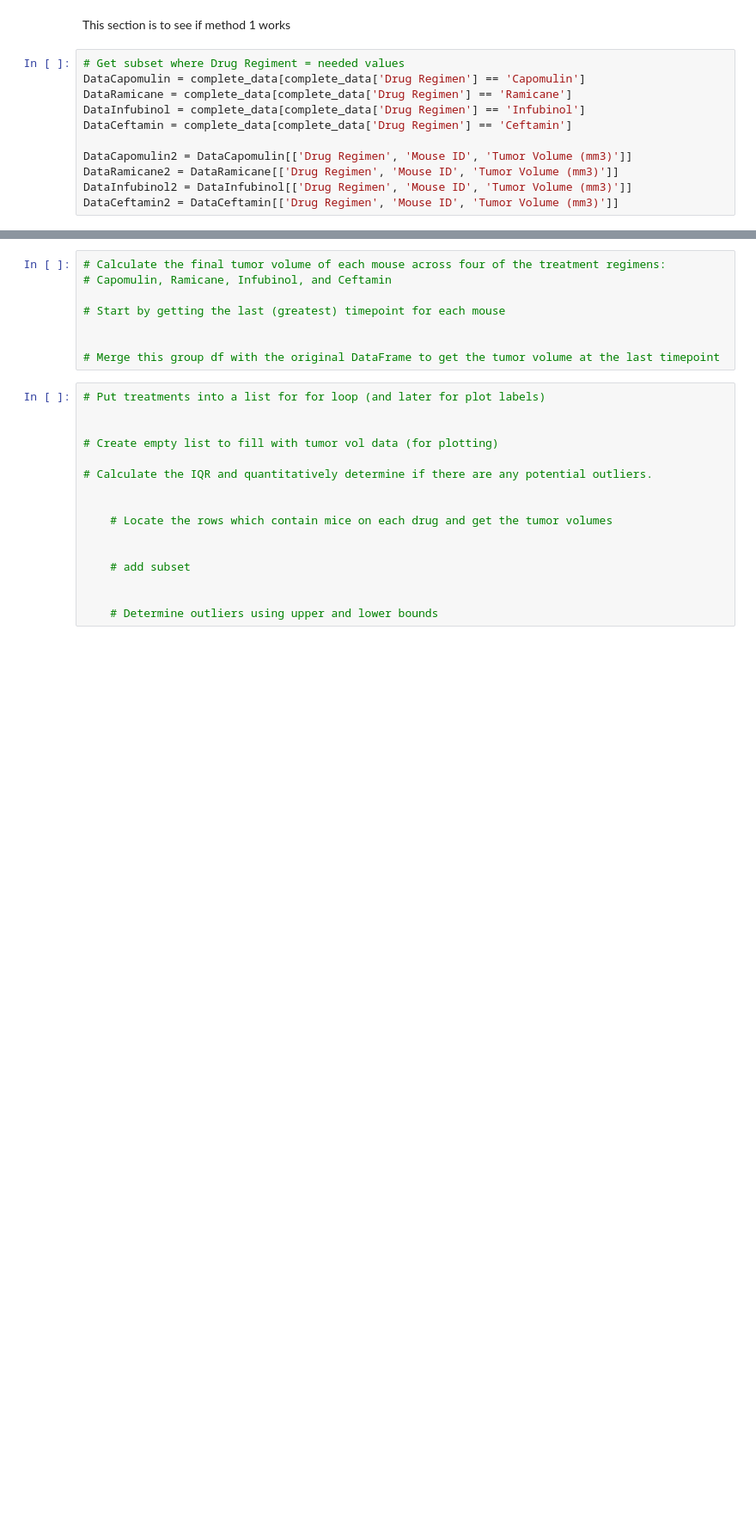
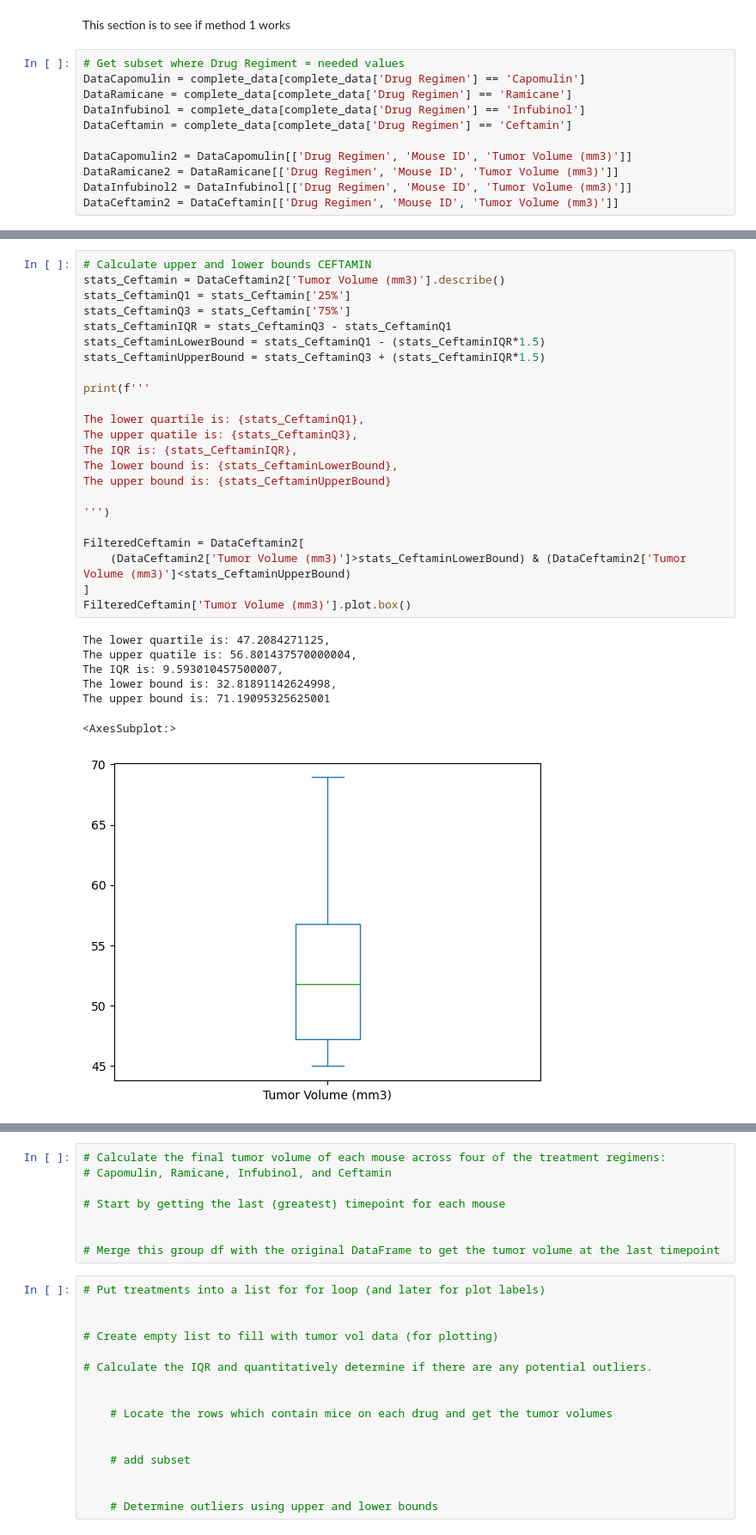
Before and after one commit to JuanJCoronado/Challenge5_JuanCoronado, a Jupyter notebook: pymaceuticals_starter.ipynb, the cells around one changed output, grey strips where cells are left out. Shown at 86% size. Cells and saved outputs as stored; diff of their text form; blank space fills up the shorter version.

```diff
--- a/pymaceuticals_starter.ipynb
+++ b/pymaceuticals_starter.ipynb
@@ -302,0 +301,31 @@ sub_datasetMAXdf
+# %%
+# Calculate upper and lower bounds CEFTAMIN
+stats_Ceftamin = DataCeftamin2['Tumor Volume (mm3)'].describe()
+stats_CeftaminQ1 = stats_Ceftamin['25%']
+stats_CeftaminQ3 = stats_Ceftamin['75%']
+stats_CeftaminIQR = stats_CeftaminQ3 - stats_CeftaminQ1
+stats_CeftaminLowerBound = stats_CeftaminQ1 - (stats_CeftaminIQR*1.5)
+stats_CeftaminUpperBound = stats_CeftaminQ3 + (stats_CeftaminIQR*1.5)
+
+print(f'''
+
+The lower quartile is: {stats_CeftaminQ1},
+The upper quatile is: {stats_CeftaminQ3},
+The IQR is: {stats_CeftaminIQR},
+The lower bound is: {stats_CeftaminLowerBound},
+The upper bound is: {stats_CeftaminUpperBound}
+
+''')
+
+FilteredCeftamin = DataCeftamin2[
+    (DataCeftamin2['Tumor Volume (mm3)']>stats_CeftaminLowerBound) & (DataCeftamin2['Tumor Volume (mm3)']<stats_CeftaminUpperBound)
+]
+FilteredCeftamin['Tumor Volume (mm3)'].plot.box()
+# %% [output]
+The lower quartile is: 47.2084271125,
+The upper quatile is: 56.801437570000004,
+The IQR is: 9.593010457500007,
+The lower bound is: 32.81891142624998,
+The upper bound is: 71.19095325625001
+<AxesSubplot:>
+[figure, added]
```
Also changed, not shown: parts of 16 cells of this notebook.
